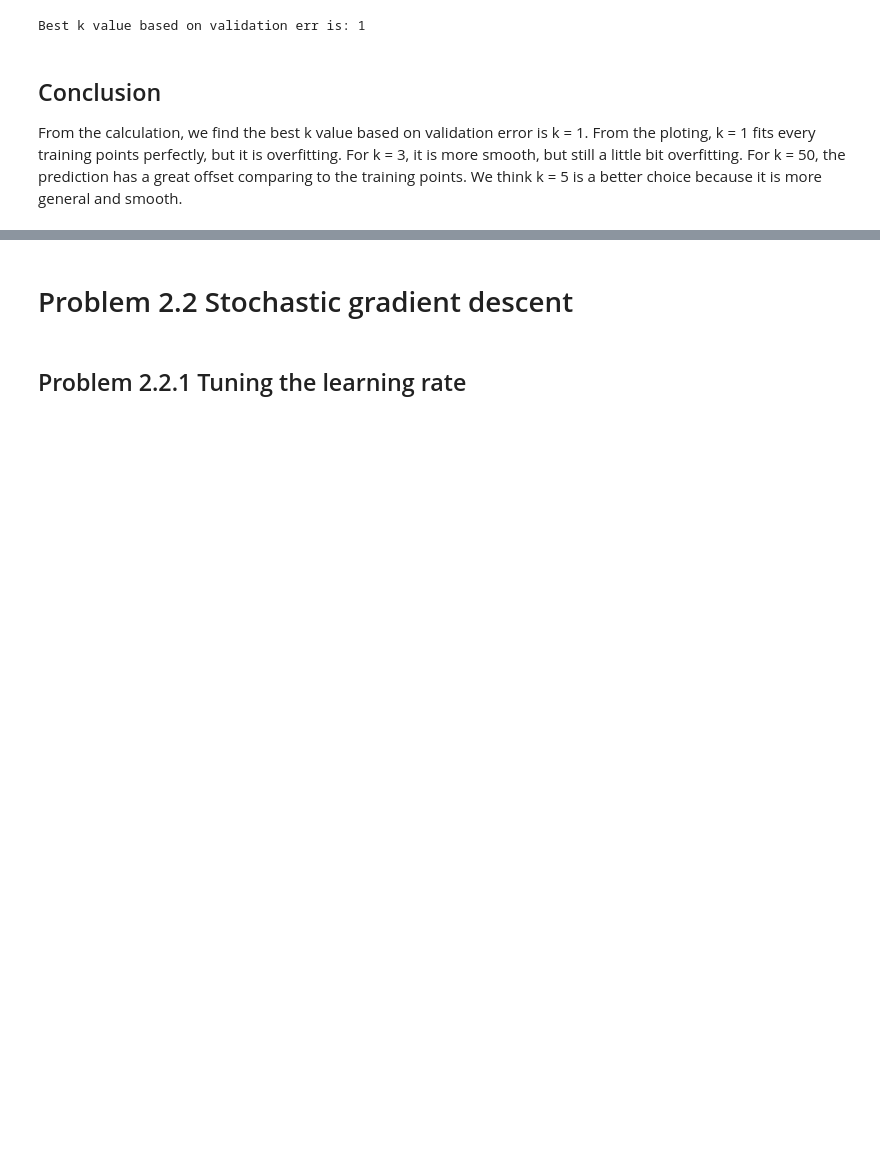
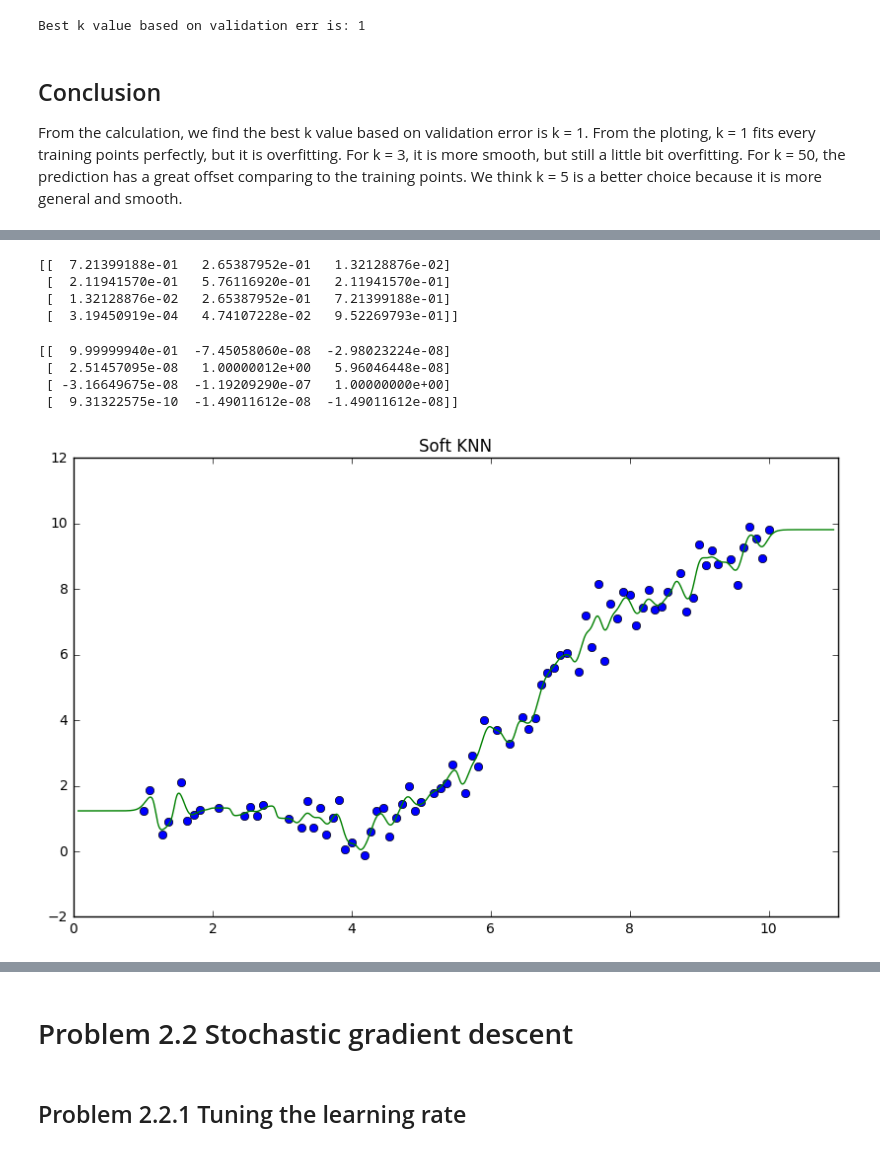
Before and after one commit to lidaiqing/Inference-MachineLearning, a Jupyter notebook: A1/code/a1.ipynb, the cells around one changed output, grey strips where cells are left out. Drawn from its saved outputs; the diff is of its cells as text; code cells hidden in the pictures; blank space fills up the shorter version.

```diff
--- a/A1/code/a1.ipynb
+++ b/A1/code/a1.ipynb
@@ -132,0 +141,53 @@ Best k value based on validation err is: 1
+# %%
+#testing soft_pairwise_dist function
+x = tf.constant([[1],[2],[3],[4]])
+z = tf.constant([[1],[2],[3]])
+init = tf.global_variables_initializer()
+sess = tf.InteractiveSession()
+sess.run(init)
+print(sess.run(get_soft_knn_res_mat(x,z,1)))
+# %% [output]
+[[  7.21399188e-01   2.65387952e-01   1.32128876e-02]
+ [  2.11941570e-01   5.76116920e-01   2.11941570e-01]
+ [  1.32128876e-02   2.65387952e-01   7.21399188e-01]
+ [  3.19450919e-04   4.74107228e-02   9.52269793e-01]]
+# %%
+def get_Gaussian_knn_res_mat(x, z, lamb):
+    z = tf.transpose(z)
+    KxX = tf.exp(tf.cast(tf.squared_difference(x, z), tf.float32) * -lamb)
+    KXX = tf.exp(tf.cast(tf.squared_difference(x, tf.transpose(x)), tf.float32) * -lamb)
+    KXX_inverse = tf.matrix_inverse(KXX)
+    return tf.matmul(KXX_inverse, KxX)
+# %%
+#testing soft_pairwise_dist function
+x = tf.constant([[1],[2],[3],[4]])
+z = tf.constant([[1],[2],[3]])
+init = tf.global_variables_initializer()
+sess = tf.InteractiveSession()
+sess.run(init)
+print(sess.run(get_Gaussian_knn_res_mat(x,z,1)))
+# %% [output]
+[[  9.99999940e-01  -7.45058060e-08  -2.98023224e-08]
+ [  2.51457095e-08   1.00000012e+00   5.96046448e-08]
+ [ -3.16649675e-08  -1.19209290e-07   1.00000000e+00]
+ [  9.31322575e-10  -1.49011612e-08  -1.49011612e-08]]
+# %%
+# testing for get_respon_mat function
+myLambda = 100
+train = tf.placeholder(tf.float32)
+X = tf.placeholder(tf.float32)
+target = tf.placeholder(tf.float32)
+test_input = np.linspace(0.0, 11.0, num = 1000)
+test_input = np.expand_dims(test_input, axis=0)
+test_input = np.transpose(test_input)
+r = get_soft_knn_res_mat(X, train, myLambda)
+y_hat = tf.matmul(tf.transpose(target), tf.transpose(r))
+sess.run(init)
+predict = sess.run(y_hat, feed_dict={X: test_input, train: trainData, target: trainTarget})
+# %%
+plt.plot(trainData, trainTarget, 'bo', test_input, np.transpose(predict), 'g-')
+plt.axis([0,11, -2, 12])
+plt.title("Soft KNN")
+plt.show()
+# %% [output]
+[figure, added]
```
Also changed, not shown: parts of 8 cells of this notebook.
